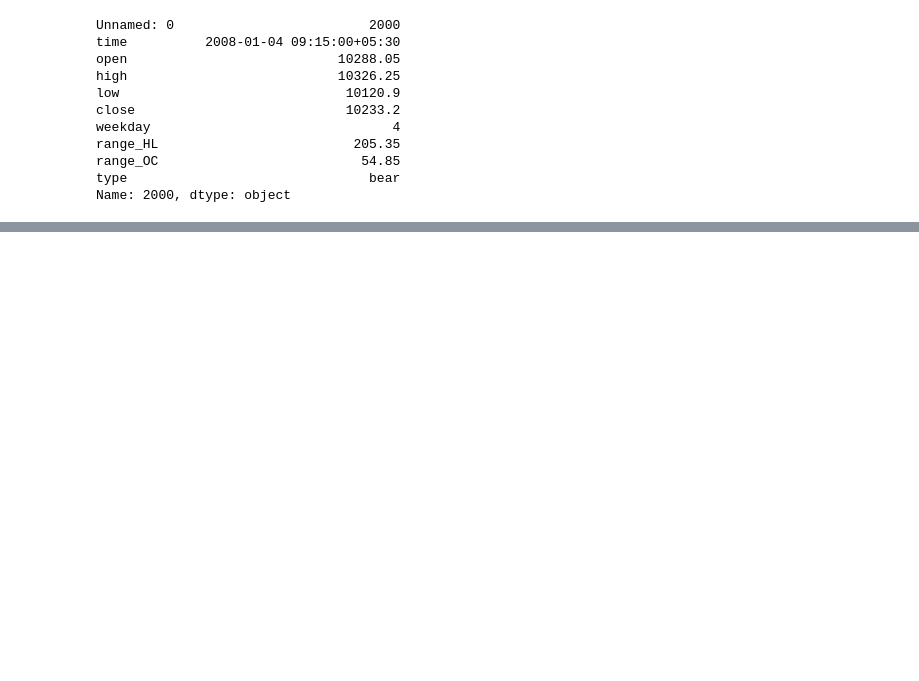
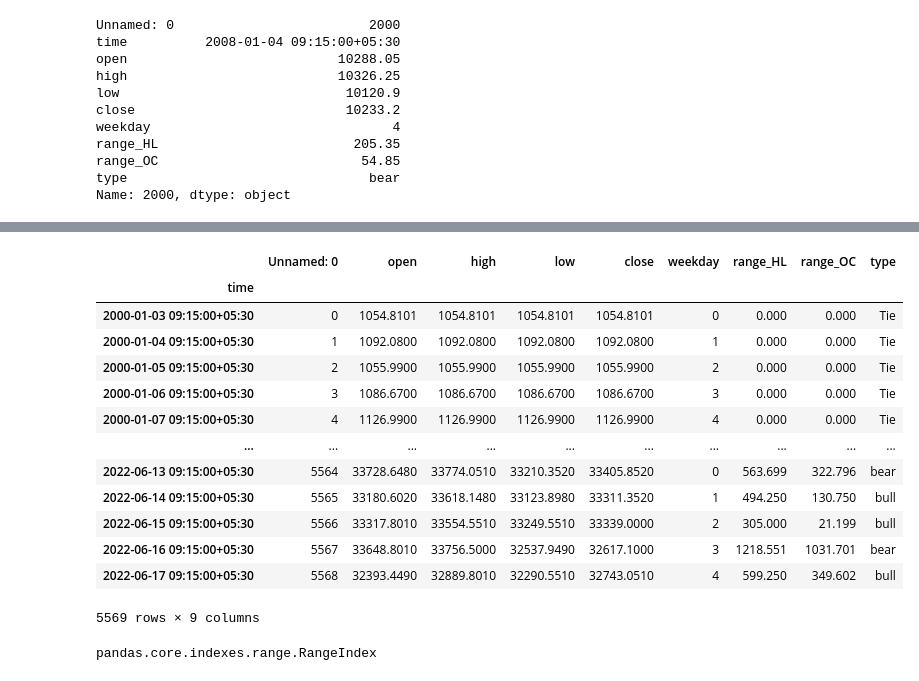
Before and after one commit to GOLISHYAMP/Data_cleaning, a Jupyter notebook: DataCleaning jupyter files/Analysis_bank_nifty.ipynb, the cells around one changed output, grey strips where cells are left out. Cells and saved outputs as stored; diff of their text form; code cells hidden in the pictures; blank space fills up the shorter version.

```diff
--- a/DataCleaning jupyter files/Analysis_bank_nifty.ipynb
+++ b/DataCleaning jupyter files/Analysis_bank_nifty.ipynb
@@ -121,0 +141,21 @@ Name: 2000, dtype: object
+# %%
+df.set_index("time")
+# %% [output]
+|  | Unnamed: 0 | open | high | low | close | weekday | range_HL | range_OC | type |
+| time |  |  |  |  |  |  |  |  |  |
+| 2000-01-03 09:15:00+05:30 | 0 | 1054.8101 | 1054.8101 | 1054.8101 | 1054.8101 | 0 | 0.000 | 0.000 | Tie |
+| 2000-01-04 09:15:00+05:30 | 1 | 1092.0800 | 1092.0800 | 1092.0800 | 1092.0800 | 1 | 0.000 | 0.000 | Tie |
+| 2000-01-05 09:15:00+05:30 | 2 | 1055.9900 | 1055.9900 | 1055.9900 | 1055.9900 | 2 | 0.000 | 0.000 | Tie |
+| 2000-01-06 09:15:00+05:30 | 3 | 1086.6700 | 1086.6700 | 1086.6700 | 1086.6700 | 3 | 0.000 | 0.000 | Tie |
+| 2000-01-07 09:15:00+05:30 | 4 | 1126.9900 | 1126.9900 | 1126.9900 | 1126.9900 | 4 | 0.000 | 0.000 | Tie |
+| ... | ... | ... | ... | ... | ... | ... | ... | ... | ... |
+| 2022-06-13 09:15:00+05:30 | 5564 | 33728.6480 | 33774.0510 | 33210.3520 | 33405.8520 | 0 | 563.699 | 322.796 | bear |
+| 2022-06-14 09:15:00+05:30 | 5565 | 33180.6020 | 33618.1480 | 33123.8980 | 33311.3520 | 1 | 494.250 | 130.750 | bull |
+| 2022-06-15 09:15:00+05:30 | 5566 | 33317.8010 | 33554.5510 | 33249.5510 | 33339.0000 | 2 | 305.000 | 21.199 | bull |
+| 2022-06-16 09:15:00+05:30 | 5567 | 33648.8010 | 33756.5000 | 32537.9490 | 32617.1000 | 3 | 1218.551 | 1031.701 | bear |
+| 2022-06-17 09:15:00+05:30 | 5568 | 32393.4490 | 32889.8010 | 32290.5510 | 32743.0510 | 4 | 599.250 | 349.602 | bull |
+5569 rows × 9 columns
+# %%
+type(df.index)
+# %% [output]
+pandas.core.indexes.range.RangeIndex
```
Also changed, not shown: parts of 47 cells of this notebook.
